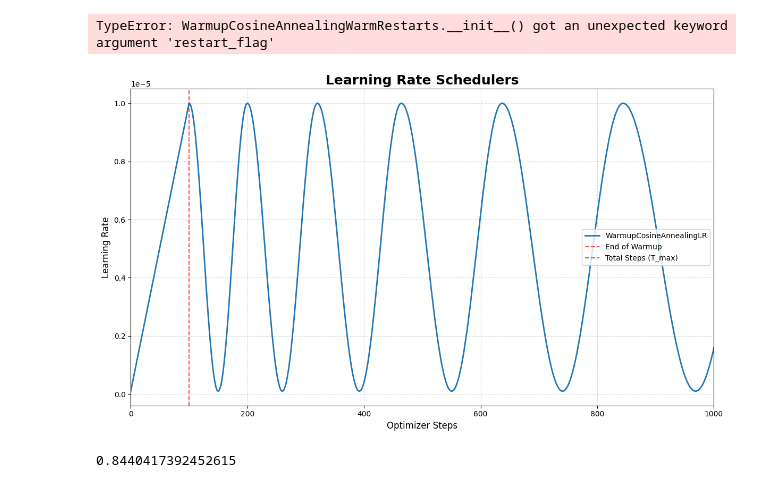
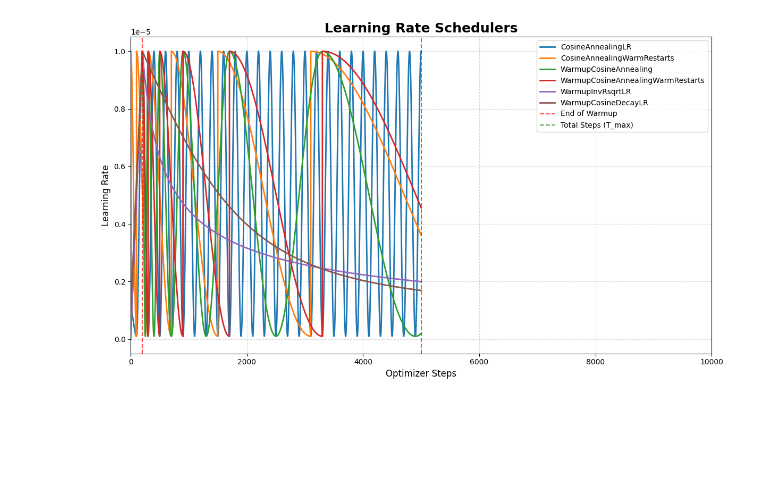
Before and after one commit to romangorbunov91/frequency-response-encoder, a Jupyter notebook: scheduler_test_nb.ipynb, the cells around one changed output. Saved outputs shown, nothing was run; the diff lists cells and outputs as text; code cells hidden in the pictures; blank space fills up the shorter version.

```diff
--- a/scheduler_test_nb.ipynb
+++ b/scheduler_test_nb.ipynb
@@ -26,21 +24,7 @@ optimizer = update_optimizer_simple(
     )
 # %%
 if bool(model_config['scheduler_on']):
-
-
-    batch_size = model_config['batch_size']
-    train_dataset_size = 36_000
-    batch_num = train_dataset_size // batch_size
-    warmup_epochs = model_config['scheduler_warmup_epochs']
-
-    if model_config['scheduler_mode'] == 'batch':
-        warmup_steps = warmup_epochs * batch_num
-        total_steps = model_config['epochs'] * batch_num
-    elif model_config['scheduler_mode'] == 'epoch':
-        warmup_steps = warmup_epochs
-        total_steps = model_config['epochs']
-    else:
-        raise NotImplementedError(f"Scheduler MODE not supported: {model_config['scheduler_mode']}")
+    warmup_steps = model_config['scheduler_warmup_steps']
 
     schedulers = {}
 
@@ -59,22 +43,22 @@ if bool(model_config['scheduler_on']):
 
     schedulers['WarmupCosineAnnealing'] = WarmupCosineAnnealingWarmRestarts(
         optimizer,
-        restart_flag=False,
         lr_max=model_config['base_lr'],
         warmup_steps=warmup_steps,
         T_0=model_config['scheduler_T_0'],
         T_mult=model_config['scheduler_T_mult'],
-        eta_min=model_config['scheduler_eta_min']
+        eta_min=model_config['scheduler_eta_min'],
+        restart_flag=False
         )
 
     schedulers['WarmupCosineAnnealingWarmRestarts'] = WarmupCosineAnnealingWarmRestarts(
         optimizer,
-        restart_flag=True,
         lr_max=model_config['base_lr'],
         warmup_steps=warmup_steps,
         T_0=model_config['scheduler_T_0'],
         T_mult=model_config['scheduler_T_mult'],
-        eta_min=model_config['scheduler_eta_min']
+        eta_min=model_config['scheduler_eta_min'],
+        restart_flag=True
         )
 
     schedulers['WarmupInvRsqrtLR'] = WarmupInvRsqrtLR(
@@ -87,11 +71,9 @@ if bool(model_config['scheduler_on']):
         optimizer,
         lr_max=model_config['base_lr'],
         warmup_steps=warmup_steps,
-        decay_rate=0.5,
-        eta_min=model_config['base_lr'] / 100
+        decay_rate=0.1,
+        eta_min=model_config['base_lr'] / 10
         )
-# %% [output]
-TypeError: WarmupCosineAnnealingWarmRestarts.__init__() got an unexpected keyword argument 'restart_flag'
 # %%
 import warnings
 warnings.filterwarnings("ignore", message=".*Detected call of `lr_scheduler.step\(\)` before `optimizer.step\(\)`.*")
@@ -106,24 +101,18 @@ for scheduler_name, scheduler_val in schedulers.items():
 # %%
 plt.figure(figsize=(12, 7))
 for name, lrs in histories.items():
-    if (name == 'WarmupCosineAnnealing') or (name == WarmupCosineAnnealingWarmRestarts):
-        plt.plot(lrs, label=name, linewidth=2)
+    plt.plot(lrs, label=name, linewidth=2)
 
 plt.axvline(x=warmup_steps, color='r', linestyle='--', alpha=0.7, label='End of Warmup')
 plt.axvline(x=total_steps, color='g', linestyle='--', alpha=0.7, label='Total Steps (T_max)')
 
 plt.title("Learning Rate Schedulers", fontsize=18, fontweight='bold')
 plt.xlabel("Optimizer Steps", fontsize=12)
 plt.ylabel("Learning Rate", fontsize=12)
 plt.legend(loc='best', fontsize=10)
 plt.grid(True, linestyle='--', alpha=0.5)
-plt.xlim(0,warmup_steps*10)
+plt.xlim([0*warmup_steps, 50*warmup_steps])
 plt.tight_layout()
 plt.show()
 # %% [output]
-[figure, old version]
+[figure, new version]
-# %%
-import math
-math.atan(4000/1000)/(math.pi/2)
-# %% [output]
-0.8440417392452615
```
Also changed, not shown: parts of 2 cells of this notebook, 3 other files.
